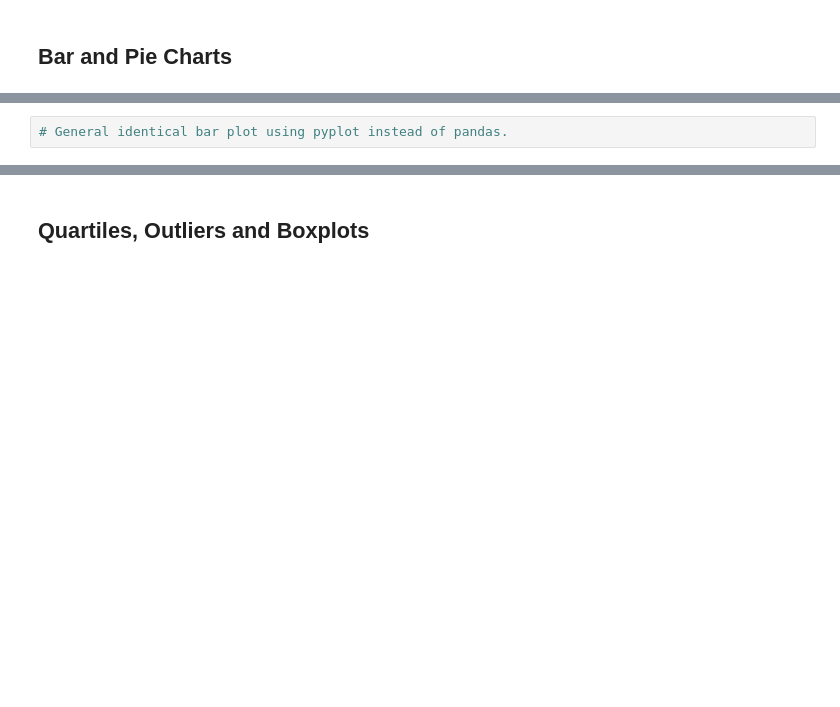
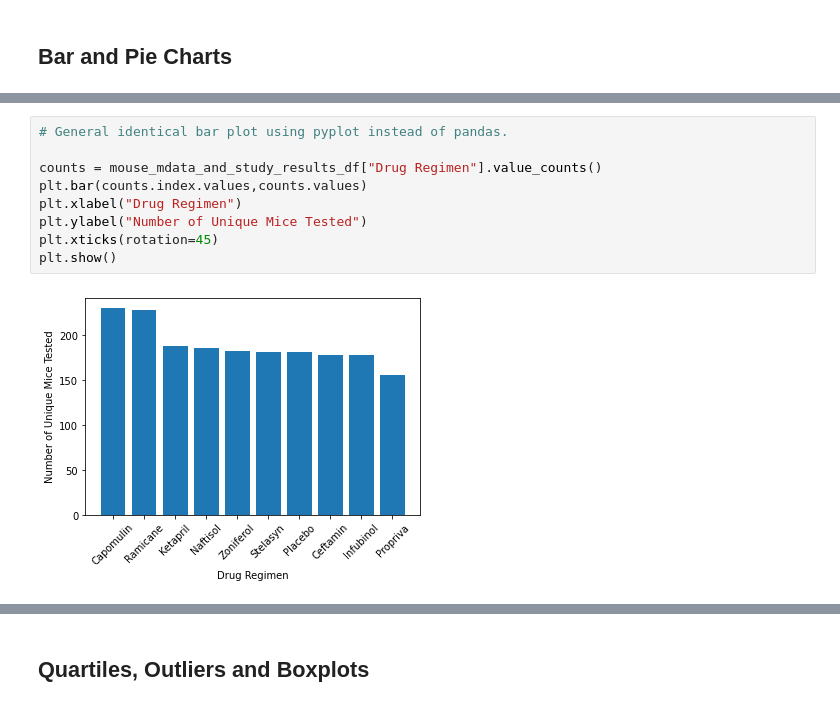
Before and after one commit to atemkuh/Matplotlib, a Jupyter notebook: pymaceuticals/pymaceuticals_starter.ipynb, the cells around one changed output, grey strips where cells are left out. Cells and saved outputs as stored; diff of their text form; blank space fills up the shorter version.

```diff
--- a/pymaceuticals/pymaceuticals_starter.ipynb
+++ b/pymaceuticals/pymaceuticals_starter.ipynb
@@ -95,4 +170,13 @@ dtype: int64
-# %%
-# General identical bar plot using pyplot instead of pandas.
+# %%
+# General identical bar plot using pyplot instead of pandas.
+
+counts = mouse_mdata_and_study_results_df["Drug Regimen"].value_counts()
+plt.bar(counts.index.values,counts.values)
+plt.xlabel("Drug Regimen")
+plt.ylabel("Number of Unique Mice Tested")
+plt.xticks(rotation=45)
+plt.show()
+# %% [output]
+[figure, added]
 # %%
 # Generate a pie plot showing the distribution of female versus male mice using pandas
```
Also changed, not shown: parts of 18 cells of this notebook, 1 other file.
